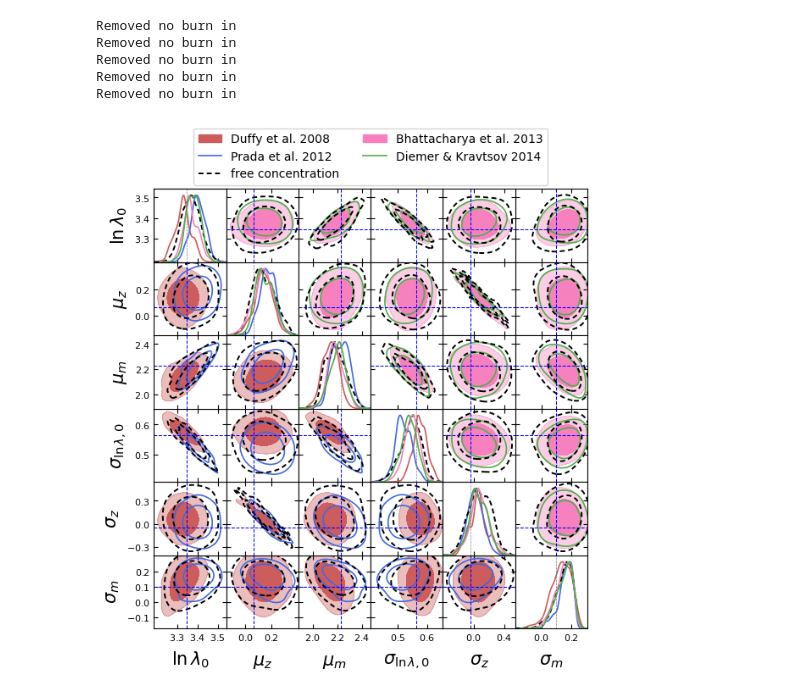
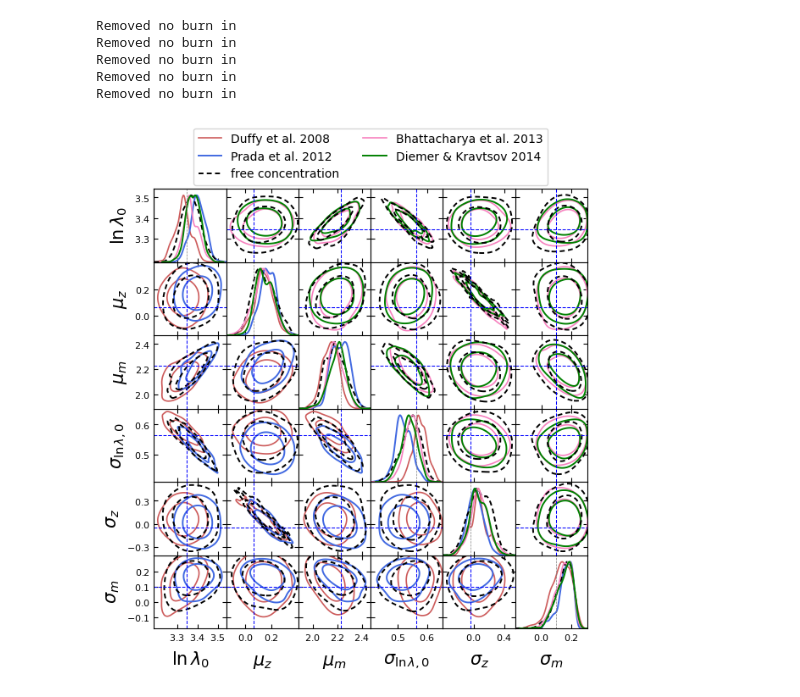
Before and after one commit to LSSTDESC/CLCosmo_Sim, a Jupyter notebook: cluster_scaling_relation_DC2/notebooks/impact_cMr_chains.ipynb, the cells around one changed output. Cells and saved outputs as stored; diff of their text form; code cells hidden in the pictures.

```diff
--- a/cluster_scaling_relation_DC2/notebooks/impact_cMr_chains.ipynb
+++ b/cluster_scaling_relation_DC2/notebooks/impact_cMr_chains.ipynb
@@ -123,28 +125,28 @@ Removed no burn in
 # %%
 g = plots.get_subplot_plotter(subplot_size=1.)
 g.settings.lab_fontsize = 20
 g.settings.legend_fontsize = 15
 g.settings.figure_legend_ncol = 2
 g.settings.axes_fontsize = 13
 range_ = {'1':[2.5,4], '2':[-2,2], '3':[1,4], '4':[0.1,1.2],'5':[-1.5,1.5], '6':[-0.5,0.5], }
 g.triangle_plot(
                 [MxNDuffy08,MxNPrada12,MxNnone],
-                filled=[True, False, False, False, False],
+                filled=[False, False, False, False, False],
                 contour_colors=['indianred','royalblue','k'],
                 contour_ls=['-','-','--'],
-                contour_lws=[1.2,1.2,1.4],
+                contour_lws=[1.2,1.4,1.4],
                 legend_fontsize = 10,
                 #param_limits=range_,
                 params=['1','2','3','4','5','6'],markers=markers,
                 fine_bins = 1,  marker_args = marker_args,
 
    upper_roots = [MxNBhattacharya13,MxNDiemer15,MxNnone],
-                upper_kwargs = { 'filled':[True, False, False, False, False],
+                upper_kwargs = { 'filled':[False, False, False, False, False],
                                 'shaded':False,
-                                'contour_lws':[1.2,1.2,1.4],
-                    'contour_colors':['#f781bf','#4daf4a','k'],
+                                'contour_lws':[1.2,1.4,1.4],
+                    'contour_colors':['#f781bf','g','k'],
                                 'contour_ls':['-','-','--']}
 )
 plt.savefig(f'../fig/mcmc_scaling_relation_impact_cMr_masses.png', dpi = 300,bbox_inches='tight',)
 # %% [output]
-[figure, old version]
+[figure, new version]
```
Also changed, not shown: parts of 1 cell of this notebook, 45 other files.
